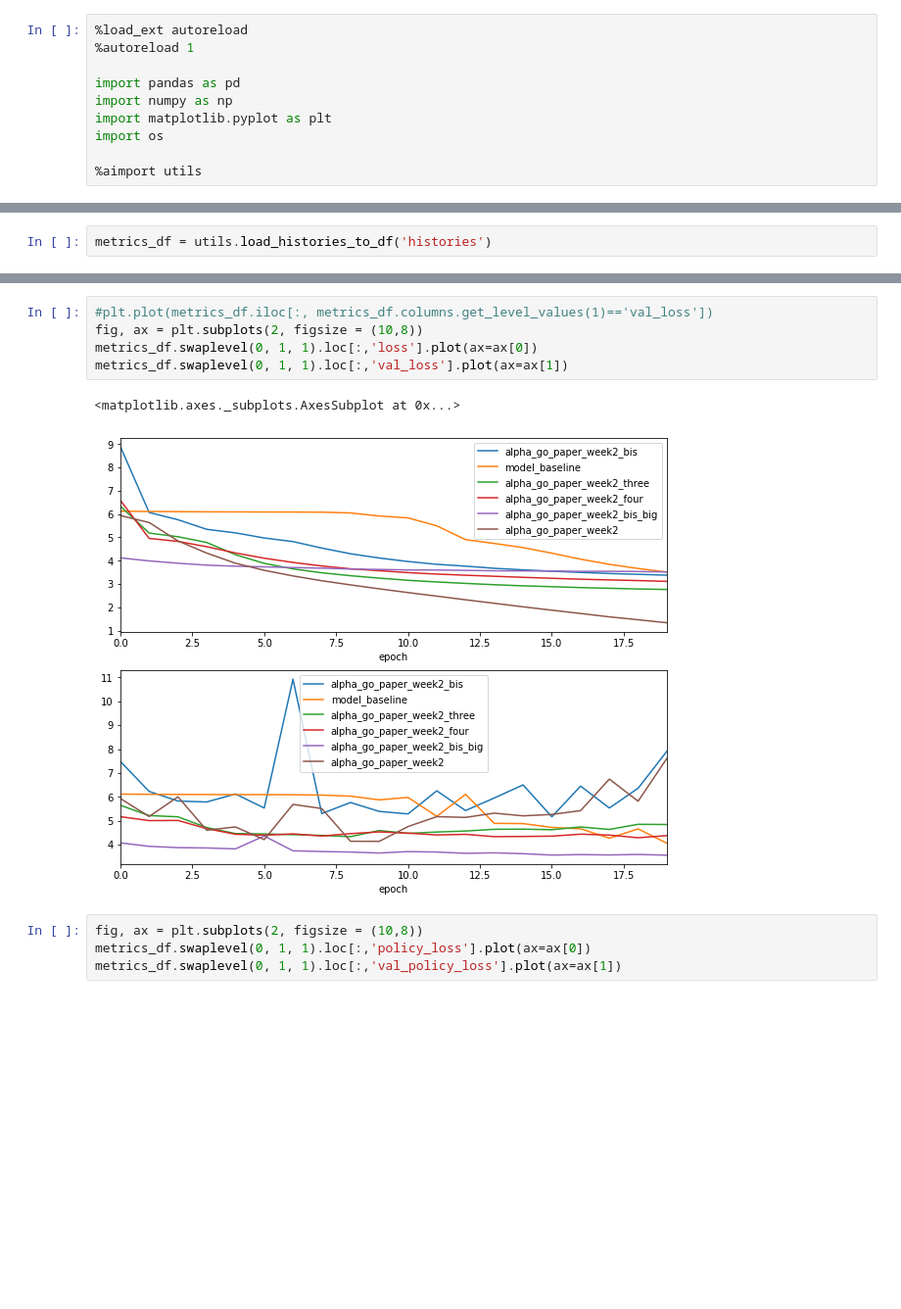
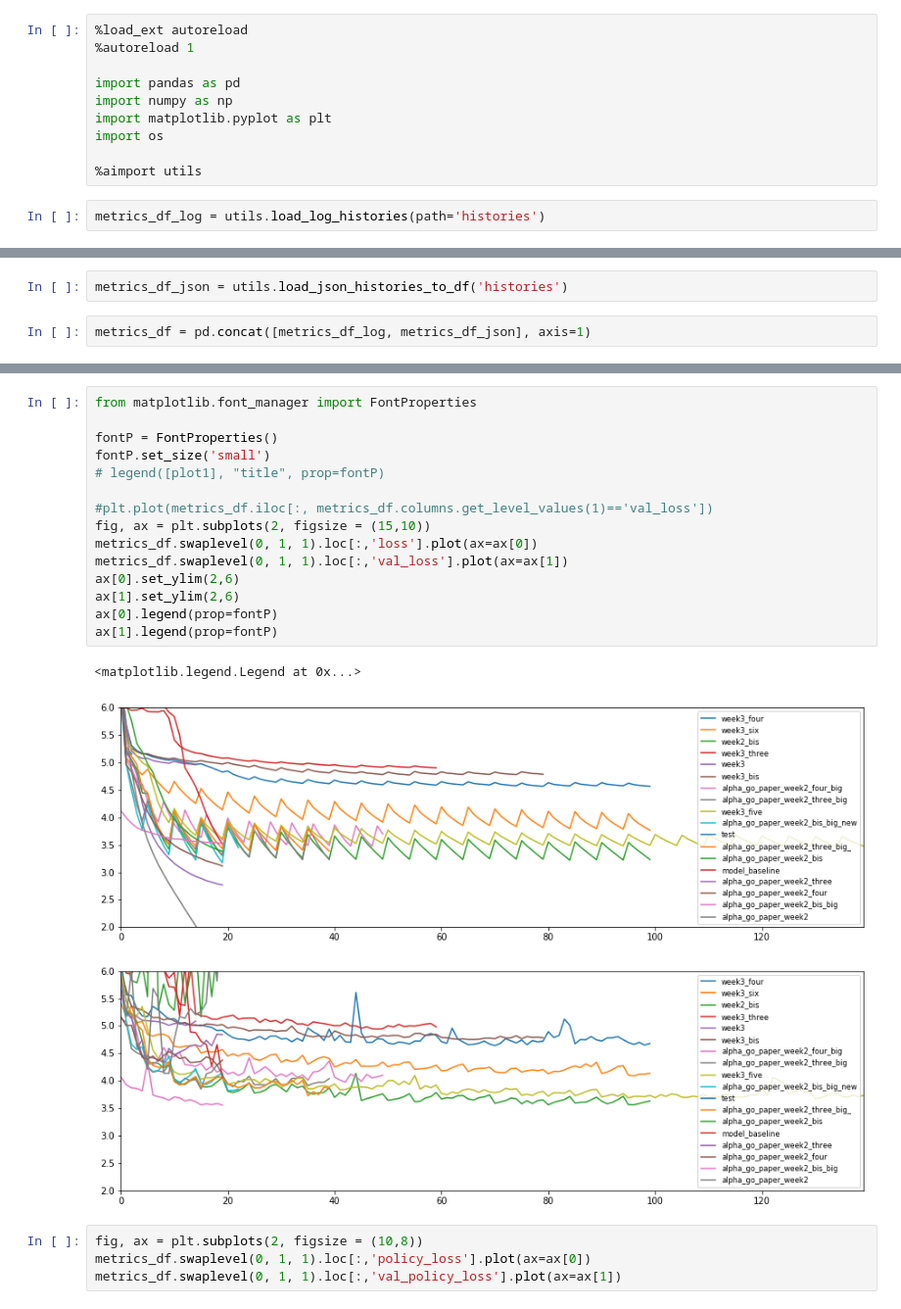
Before and after one commit to VincentHenric/Deep_learning_project, a Jupyter notebook: Compare_models_performances.ipynb, the cells around one changed output, grey strips where cells are left out. Shown: that part at 98% size. Drawn from its saved outputs; the diff is of its cells as text; blank space fills up the shorter version.

Commit message:
improve visualization of histories

```diff
--- a/Compare_models_performances.ipynb
+++ b/Compare_models_performances.ipynb
@@ -8,3 +8,5 @@ import matplotlib.pyplot as plt
 import os
 
 %aimport utils
+# %%
+metrics_df_log = utils.load_log_histories(path='histories')
@@ -11,2 +29,4 @@ import os
 # %%
-metrics_df = utils.load_histories_to_df('histories')
+metrics_df_json = utils.load_json_histories_to_df('histories')
+# %%
+metrics_df = pd.concat([metrics_df_log, metrics_df_json], axis=1)
@@ -13,11 +50,21 @@ metrics_df = utils.load_histories_to_df('histories')
 # %%
+from matplotlib.font_manager import FontProperties
+
+fontP = FontProperties()
+fontP.set_size('small')
+# legend([plot1], "title", prop=fontP)
+
 #plt.plot(metrics_df.iloc[:, metrics_df.columns.get_level_values(1)=='val_loss'])
-fig, ax = plt.subplots(2, figsize = (10,8))
+fig, ax = plt.subplots(2, figsize = (15,10))
 metrics_df.swaplevel(0, 1, 1).loc[:,'loss'].plot(ax=ax[0])
 metrics_df.swaplevel(0, 1, 1).loc[:,'val_loss'].plot(ax=ax[1])
+ax[0].set_ylim(2,6)
+ax[1].set_ylim(2,6)
+ax[0].legend(prop=fontP)
+ax[1].legend(prop=fontP)
 # %% [output]
-<matplotlib.axes._subplots.AxesSubplot at 0x...>
+<matplotlib.legend.Legend at 0x...>
-[figure, old version]
+[figure, new version]
 # %%
 fig, ax = plt.subplots(2, figsize = (10,8))
 metrics_df.swaplevel(0, 1, 1).loc[:,'policy_loss'].plot(ax=ax[0])
```
Also changed, not shown: parts of 2 cells of this notebook, 1 other file.
